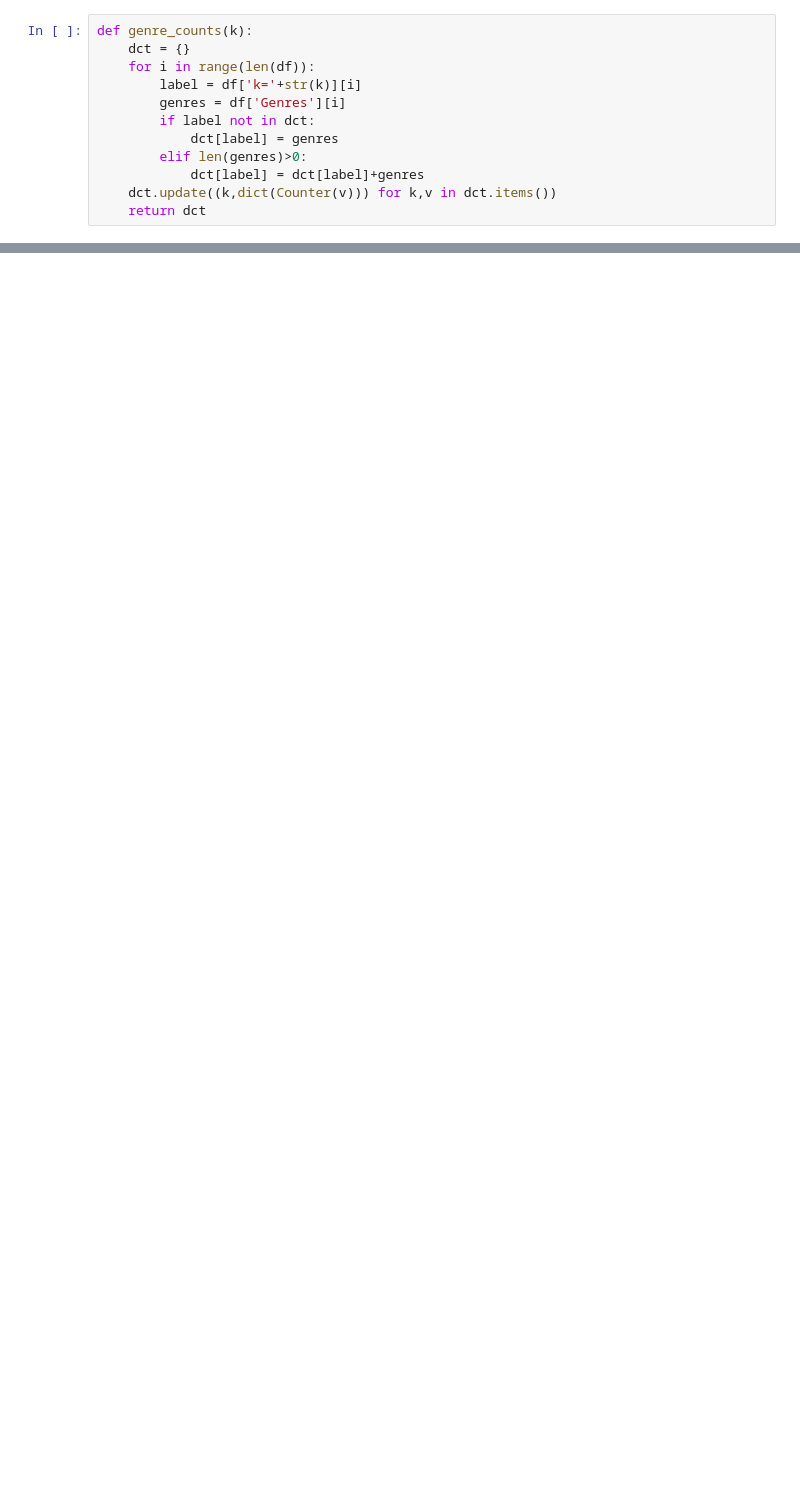
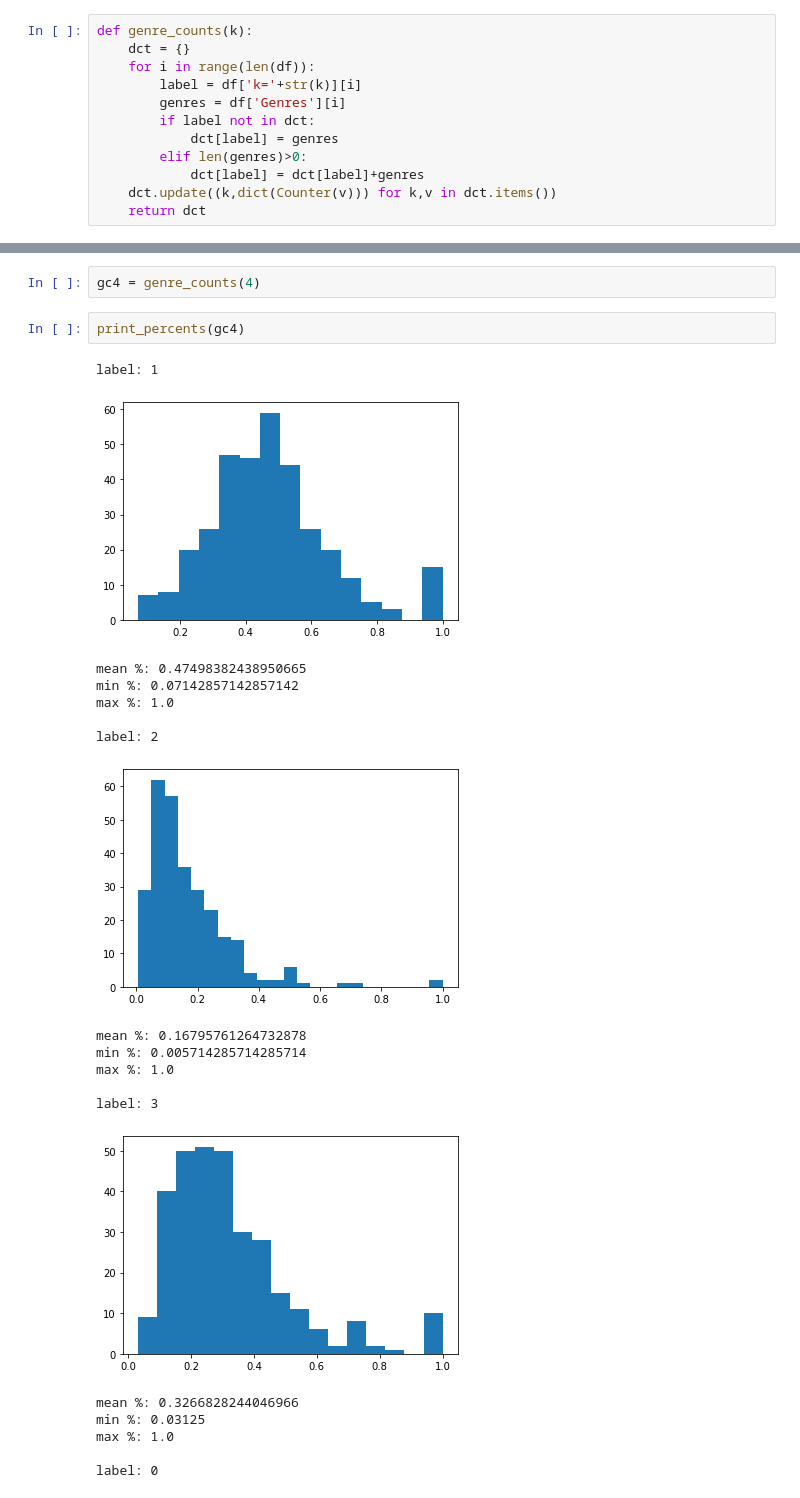
Before and after one commit to katromanyuk/cs4300sp2020-ab2252-blv9-kr485-pmn28-sa2229, a Jupyter notebook: app/irsystem/kmeans.ipynb, the cells around one changed output, grey strips where cells are left out. Saved outputs shown, nothing was run; the diff lists cells and outputs as text; blank space fills up the shorter version.

```diff
--- a/app/irsystem/kmeans.ipynb
+++ b/app/irsystem/kmeans.ipynb
@@ -160,0 +161,24 @@ def genre_percents(dct):
+# %%
+gc4 = genre_counts(4)
+# %%
+print_percents(gc4)
+# %% [output]
+label: 1
+[figure, added]
+mean %: 0.47498382438950665
+min %: 0.07142857142857142
+max %: 1.0
+
+label: 2
+[figure, added]
+mean %: 0.16795761264732878
+min %: 0.005714285714285714
+max %: 1.0
+
+label: 3
+[figure, added]
+mean %: 0.3266828244046966
+min %: 0.03125
+max %: 1.0
+
+label: 0
```
Also changed, not shown: parts of 20 cells of this notebook, 1 other file.
